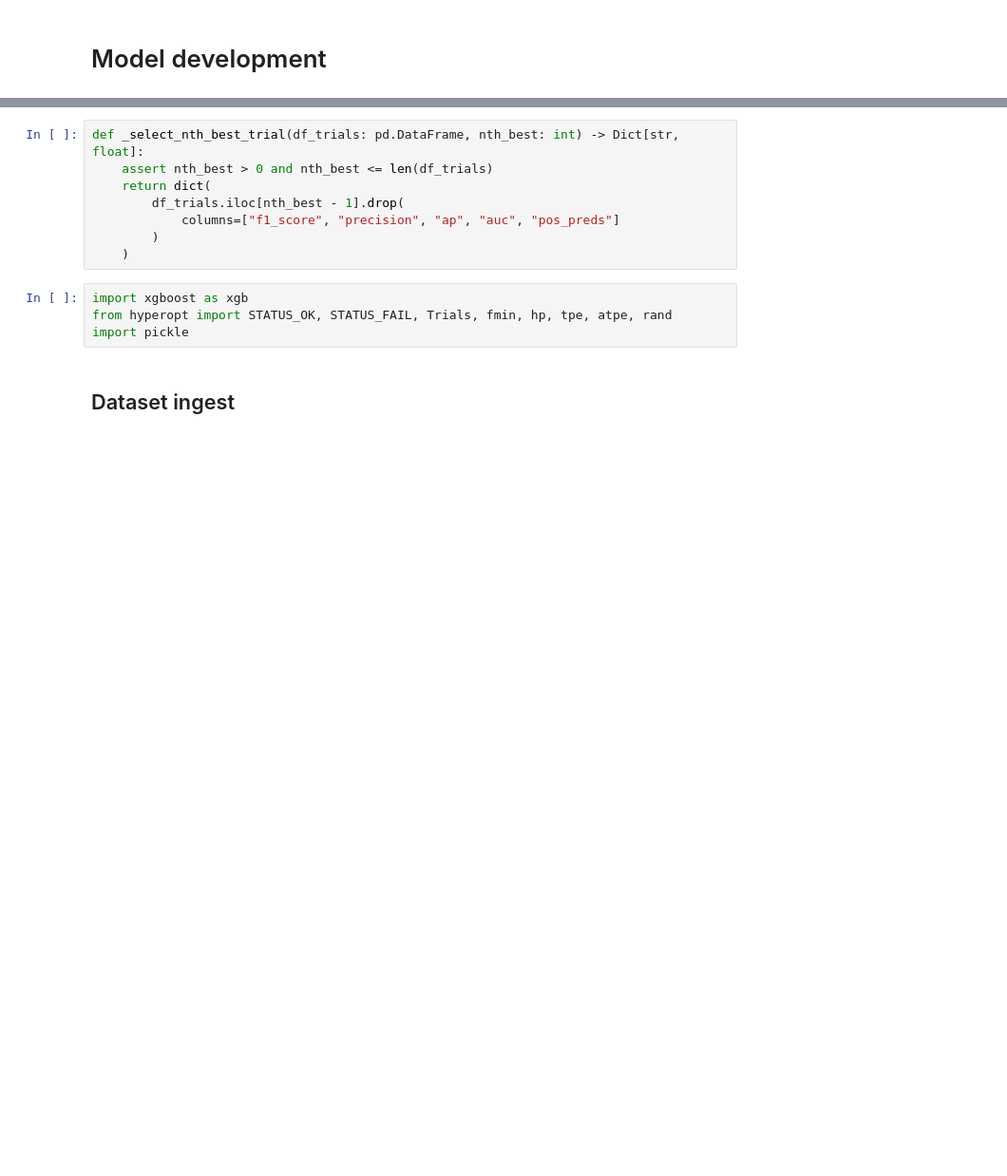
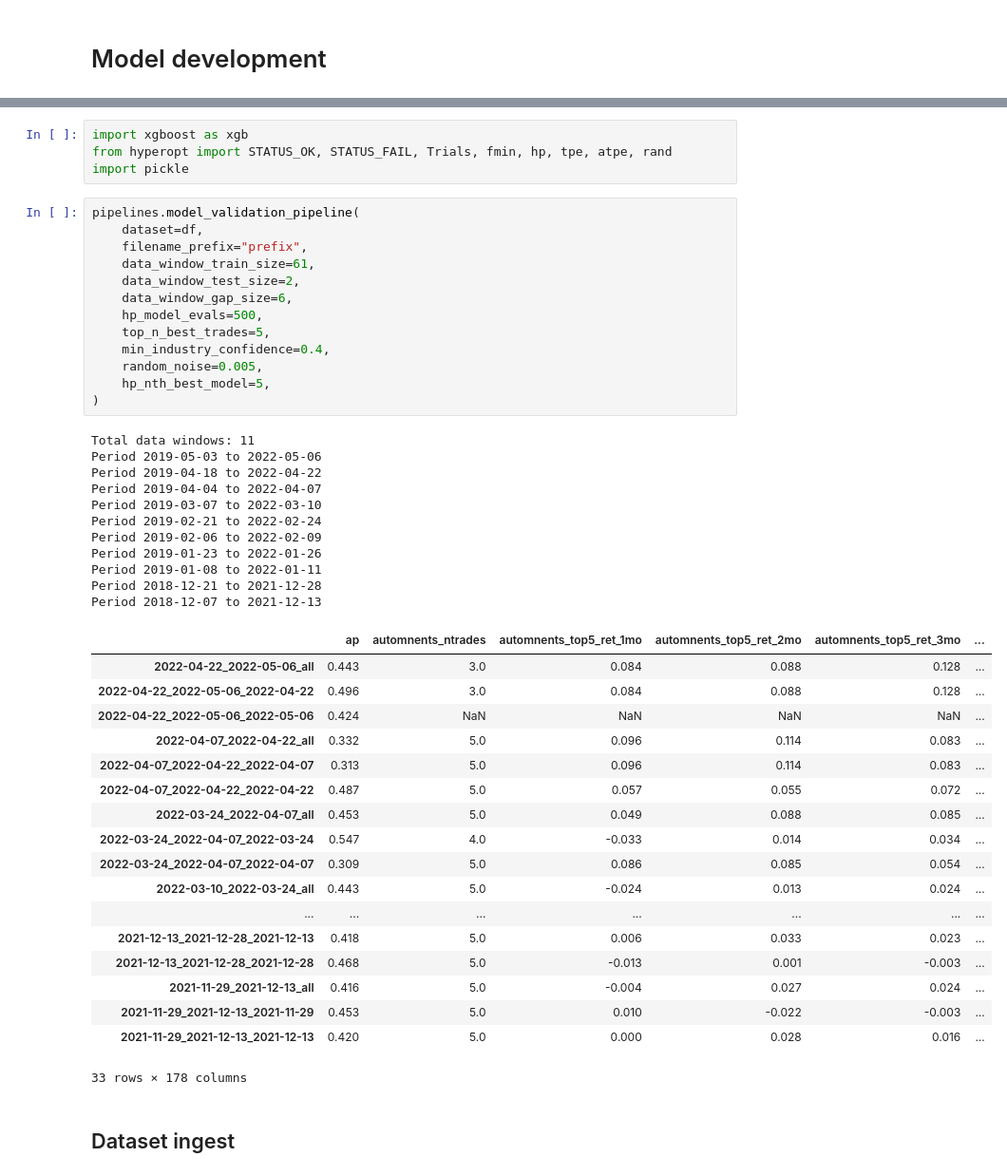
Before and after one commit to DomStan/stonk-rank, a Jupyter notebook: stonks_notebook.ipynb, the cells around one changed output, grey strips where cells are left out. Shown at 95% size. Cells and saved outputs as stored; diff of their text form; blank space fills up the shorter version.

Commit message:
validation pipeline finished

```diff
--- a/stonks_notebook.ipynb
+++ b/stonks_notebook.ipynb
@@ -489,15 +277,50 @@ def model_validation_pipeline(
-# %%
-def _select_nth_best_trial(df_trials: pd.DataFrame, nth_best: int) -> Dict[str, float]:
-    assert nth_best > 0 and nth_best <= len(df_trials)
-    return dict(
-        df_trials.iloc[nth_best - 1].drop(
-            columns=["f1_score", "precision", "ap", "auc", "pos_preds"]
-        )
-    )
 # %%
 import xgboost as xgb
 from hyperopt import STATUS_OK, STATUS_FAIL, Trials, fmin, hp, tpe, atpe, rand
 import pickle
+# %%
+pipelines.model_validation_pipeline(
+    dataset=df,
+    filename_prefix="prefix",
+    data_window_train_size=61,
+    data_window_test_size=2,
+    data_window_gap_size=6,
+    hp_model_evals=500,
+    top_n_best_trades=5,
+    min_industry_confidence=0.4,
+    random_noise=0.005,
+    hp_nth_best_model=5,
+)
+# %% [output]
+Total data windows: 11
+Period 2019-05-03 to 2022-05-06
+Period 2019-04-18 to 2022-04-22
+Period 2019-04-04 to 2022-04-07
+Period 2019-03-07 to 2022-03-10
+Period 2019-02-21 to 2022-02-24
+Period 2019-02-06 to 2022-02-09
+Period 2019-01-23 to 2022-01-26
+Period 2019-01-08 to 2022-01-11
+Period 2018-12-21 to 2021-12-28
+Period 2018-12-07 to 2021-12-13
+|  | ap | automnents_ntrades | automnents_top5_ret_1mo | automnents_top5_ret_2mo | automnents_top5_ret_3mo | ... |
+| 2022-04-22_2022-05-06_all | 0.443 | 3.0 | 0.084 | 0.088 | 0.128 | ... |
+| 2022-04-22_2022-05-06_2022-04-22 | 0.496 | 3.0 | 0.084 | 0.088 | 0.128 | ... |
+| 2022-04-22_2022-05-06_2022-05-06 | 0.424 | NaN | NaN | NaN | NaN | ... |
+| 2022-04-07_2022-04-22_all | 0.332 | 5.0 | 0.096 | 0.114 | 0.083 | ... |
+| 2022-04-07_2022-04-22_2022-04-07 | 0.313 | 5.0 | 0.096 | 0.114 | 0.083 | ... |
+| 2022-04-07_2022-04-22_2022-04-22 | 0.487 | 5.0 | 0.057 | 0.055 | 0.072 | ... |
+| 2022-03-24_2022-04-07_all | 0.453 | 5.0 | 0.049 | 0.088 | 0.085 | ... |
+| 2022-03-24_2022-04-07_2022-03-24 | 0.547 | 4.0 | -0.033 | 0.014 | 0.034 | ... |
+| 2022-03-24_2022-04-07_2022-04-07 | 0.309 | 5.0 | 0.086 | 0.085 | 0.054 | ... |
+| 2022-03-10_2022-03-24_all | 0.443 | 5.0 | -0.024 | 0.013 | 0.024 | ... |
+| ... | ... | ... | ... | ... | ... | ... |
+| 2021-12-13_2021-12-28_2021-12-13 | 0.418 | 5.0 | 0.006 | 0.033 | 0.023 | ... |
+| 2021-12-13_2021-12-28_2021-12-28 | 0.468 | 5.0 | -0.013 | 0.001 | -0.003 | ... |
+| 2021-11-29_2021-12-13_all | 0.416 | 5.0 | -0.004 | 0.027 | 0.024 | ... |
+| 2021-11-29_2021-12-13_2021-11-29 | 0.453 | 5.0 | 0.010 | -0.022 | -0.003 | ... |
+| 2021-11-29_2021-12-13_2021-12-13 | 0.420 | 5.0 | 0.000 | 0.028 | 0.016 | ... |
+33 rows × 178 columns
 # %% [markdown]
 ## Dataset ingest
 # %%
```
Also changed, not shown: parts of 2 cells of this notebook, 4 other files.
